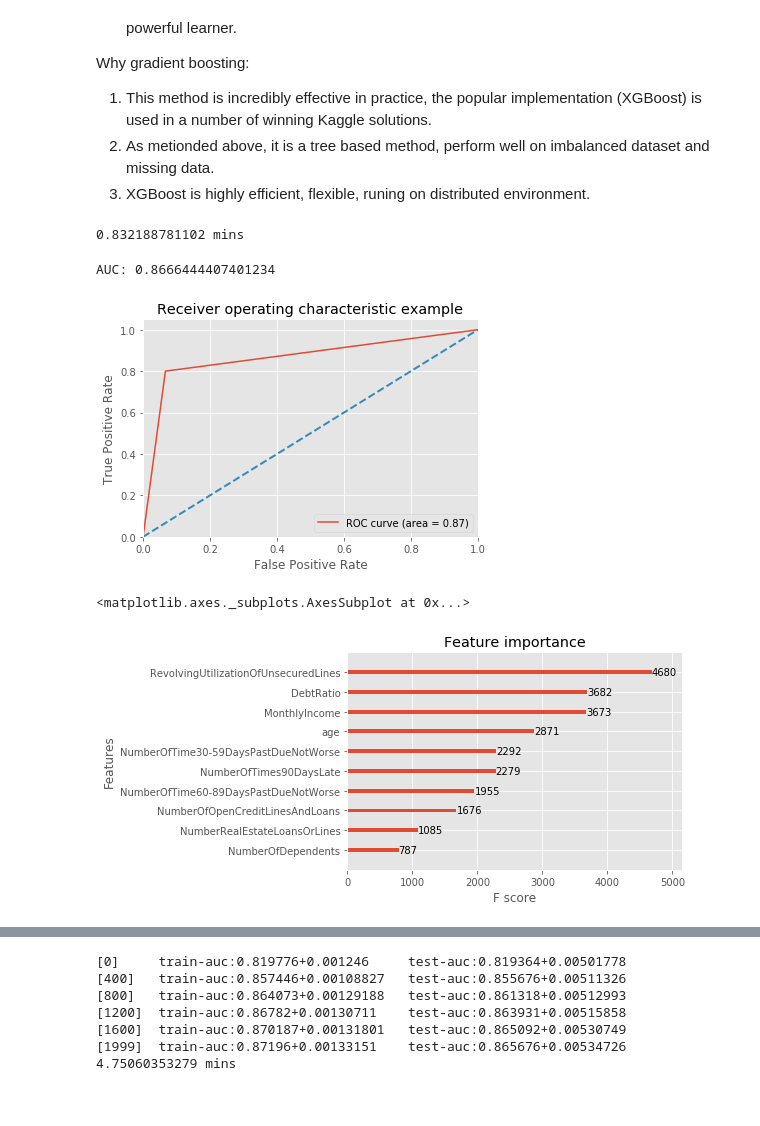
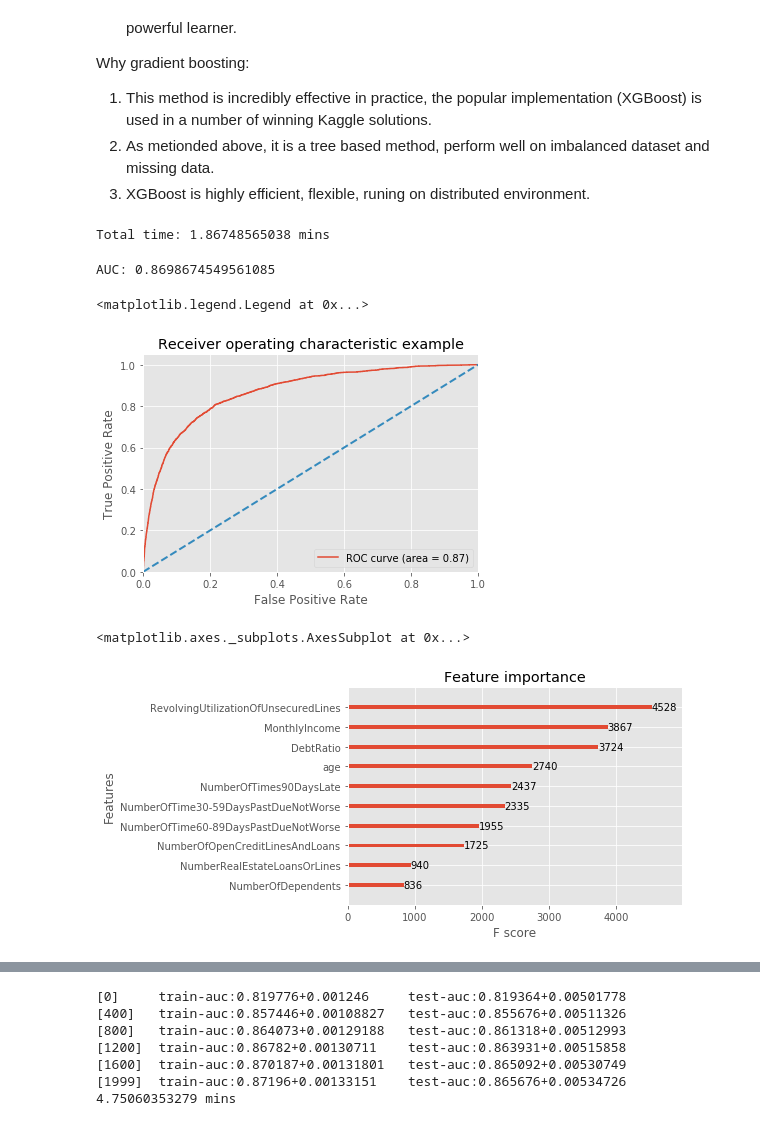
Before and after one commit to RuihaoQiu/Data-science-projects, a Jupyter notebook: Give-me-some-credit/GiveMeSomeCredit.ipynb, the cells around one changed output, grey strips where cells are left out. Saved outputs shown, nothing was run; the diff lists cells and outputs as text; code cells hidden in the pictures.

Commit message:
modify for plot

```diff
--- a/Give-me-some-credit/GiveMeSomeCredit.ipynb
+++ b/Give-me-some-credit/GiveMeSomeCredit.ipynb
@@ -198,8 +198,8 @@ X_train, X_test, y_train, y_test = train_test_split(data, label, test_size=0.2,
 #dtest = xgb.DMatrix(X_test, label=y_test)
 ratio = float(np.sum(label==1)) / np.sum(label==0)
 
-xgbc = XGBClassifier(learning_rate=0.01,
-                    n_estimators=2000,
+xgbc = xgb.XGBClassifier(learning_rate=0.01,
+                    n_estimators=1000,
                     objective='binary:logistic',
                     subsample=0.5,
                     max_depth=4,
@@ -211,35 +211,37 @@ bst = xgbc.fit(X_train, y_train)
 elapsed = time.time() - start
 print "Total time:", elapsed/60, "mins"
 # %% [output]
-0.832188781102 mins
+Total time: 1.86748565038 mins
 # %%
 # AUC
 from sklearn.metrics import roc_auc_score
-y_pred = bst.predict(X_test)
-auc = roc_auc_score(y_pred, y_test)
+
+y_pred_p = bst.predict_proba(X_test)[:,1]
+auc = roc_auc_score(y_test, y_pred_p)
 print"AUC:", auc
 # %% [output]
-AUC: 0.8666444407401234
+AUC: 0.8698674549561085
 # %%
 # Plot roc
+
 from sklearn.metrics import roc_curve
-fpr, tpr, _ = roc_curve(y_pred, y_test)
+fpr, tpr, _ = roc_curve(y_test, y_pred_p)
 plt.figure()
 lw = 2
 plt.plot(fpr, tpr, label='ROC curve (area = %0.2f)' % auc)
 plt.plot([0, 1], [0, 1], lw=lw, linestyle='--')
 plt.xlim([0.0, 1.0])
 plt.ylim([0.0, 1.05])
 plt.xlabel('False Positive Rate')
 plt.ylabel('True Positive Rate')
 plt.title('Receiver operating characteristic example')
 plt.legend(loc="lower right")
-plt.show()
 # %% [output]
+<matplotlib.legend.Legend at 0x...>
-[figure, old version]
+[figure, new version]
 # %%
 # Plot feature importance
 xgb.plot_importance(bst)
 # %% [output]
 <matplotlib.axes._subplots.AxesSubplot at 0x...>
-[figure, old version]
+[figure, new version]
```
Also changed, not shown: parts of 3 cells of this notebook, 4 other files.
